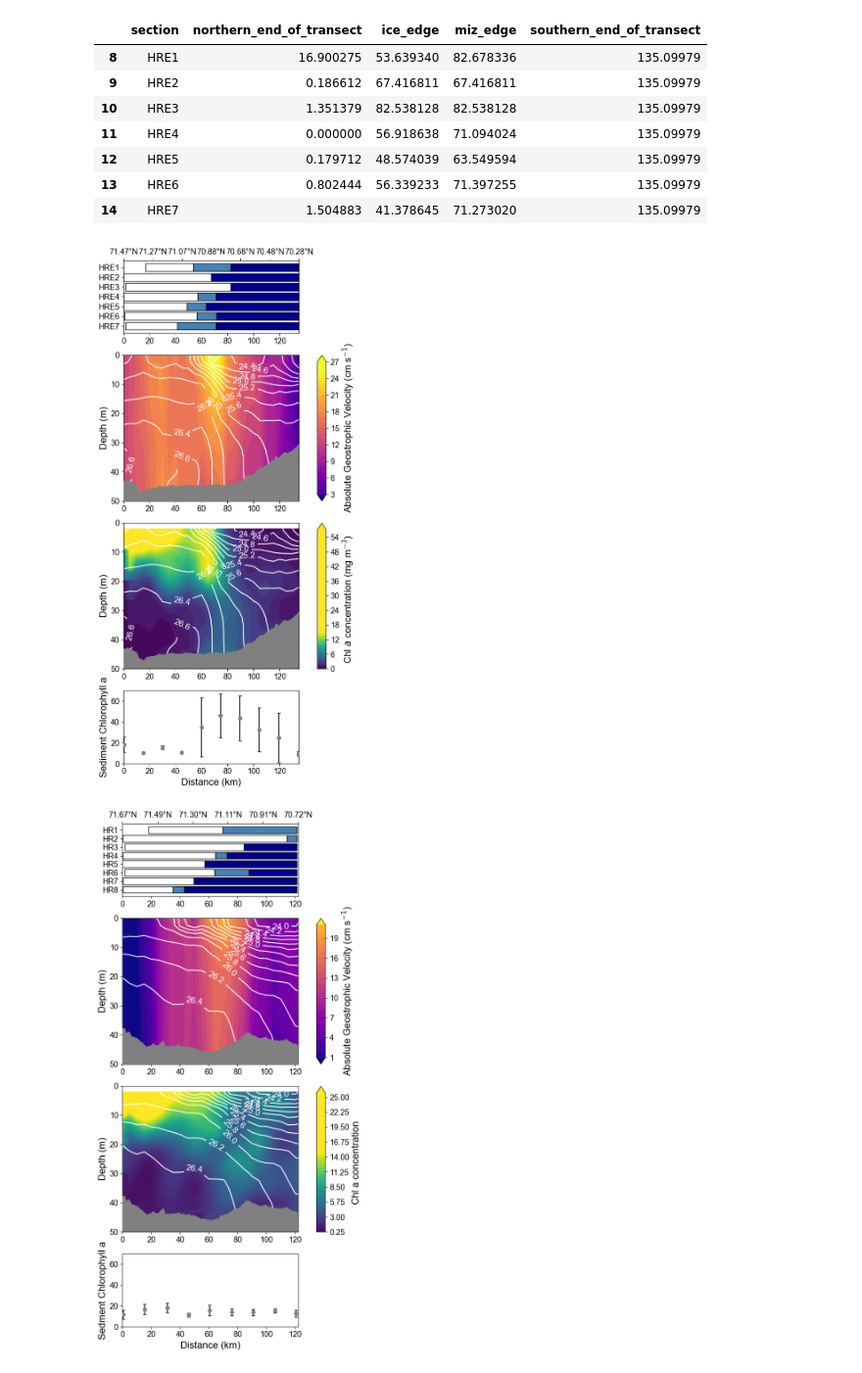
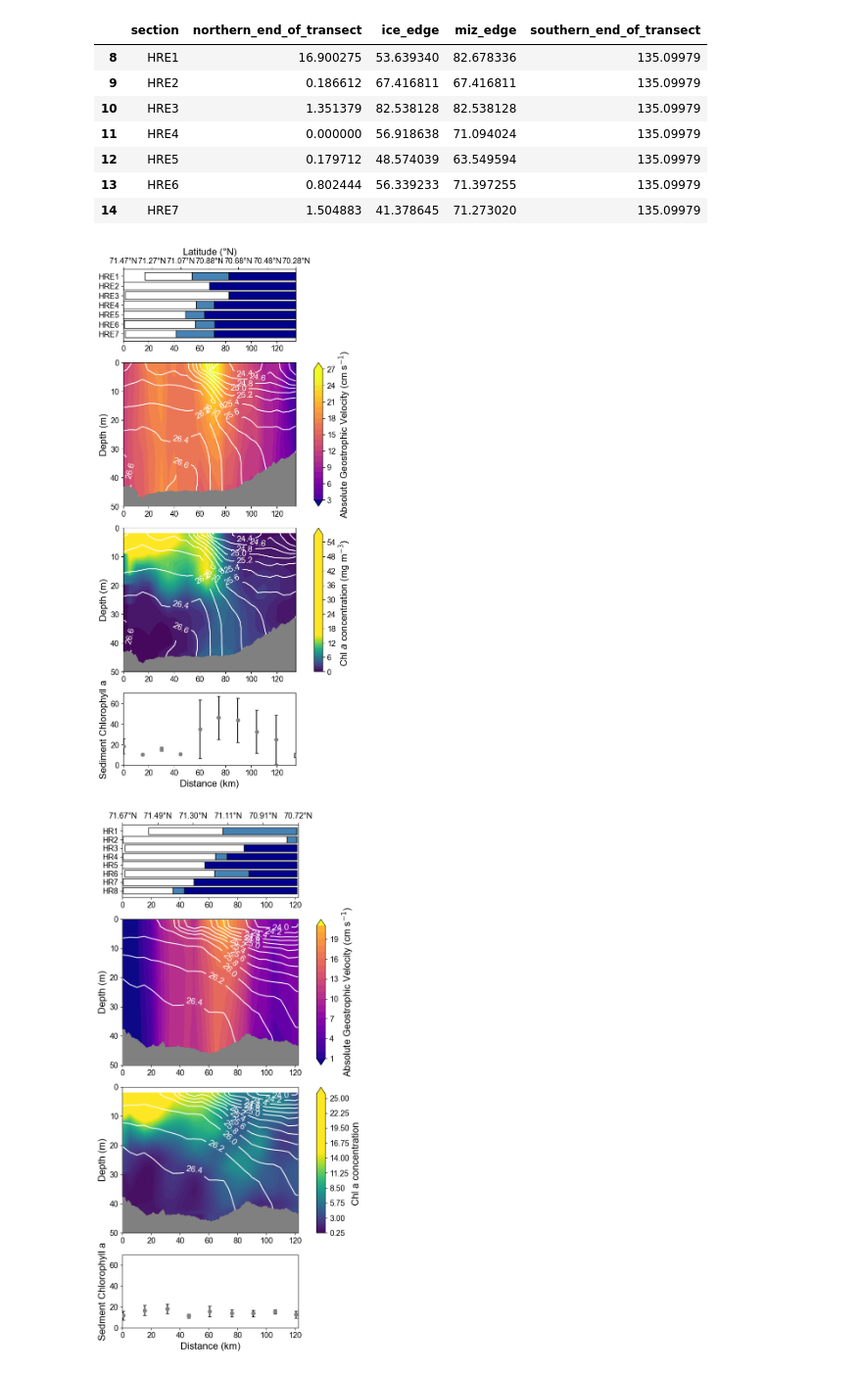
Before and after one commit to lauerja/LauerChukchiExportPaper, a Jupyter notebook: fig2_mean_sections/src/fig2_multipanel_mean_sections.ipynb, the cells around one changed output. Shown at 98% size. Drawn from its saved outputs; the diff is of its cells as text; code cells hidden in the pictures.

```diff
--- a/fig2_mean_sections/src/fig2_multipanel_mean_sections.ipynb
+++ b/fig2_mean_sections/src/fig2_multipanel_mean_sections.ipynb
@@ -215,6 +215,7 @@ lat_labels = hre_distLat_interpolator(dist_ticks)
 # Set ticks and labels
 axLat.set_xticks(dist_ticks)
 axLat.set_xticklabels([f"{lat:.2f}°N" for lat in lat_labels])
+axLat.set_xlabel('Latitude (°N)')
 
 ## Geostrophic Velocity Contour Plot
 geovelcontour = ax1.contourf(hre_x, hre_y, hre_geoVel, levels = 25, cmap='plasma',
@@ -253,34 +254,34 @@ chl_cbar = fig.colorbar(chlcontourf, cax=cbar_ax2, orientation='vertical', label
 
 # Sediment Chart at bottom
 # Jitter the edge points inward slightly
 x_vals = hre_sed['x'].copy()
 x_vals.loc[x_vals <= 0] += 0.5
 # x_vals.loc[x_vals >= 120] -= 2
 
 ax3.scatter(x_vals, hre_sed['sedChlMean'], color='gray', label='Mean', zorder=3)
 ax3.errorbar(x_vals, hre_sed['sedChlMean'], yerr=hre_sed['sedChlSd'], fmt='none',
              ecolor='black', capsize=3, zorder=2)
 # Bar Chart at bottom
 # ax3.bar(hre_sed['x'], hre_sed['sedChlMean'], width=10, color='gray', label='Mean')
 # ax3.errorbar(hre_sed['x'], hre_sed['sedChlMean'], yerr=hre_sed['sedChlSd'], fmt='none', ecolor='black', capsize=3)
 ax3.set_ylim(0, 70)
 
 # Axis labels and title
 ax3.set_xlabel('Distance (km)')
 ax3.set_ylabel('Sediment Chlorophyll a')
 ax3.set_ylim(0, 70)
 
 
 ax0.set_xlim(0, 135)
 ax1.set_xlim(0, 135)
 ax2.set_xlim(0, 135)
 ax3.set_xlim(0, 135)
 
 # plt.tight_layout()
 plt.savefig(save_dir + 'hre_figure2.png', bbox_inches = 'tight', transparent = True)
 plt.show()
 # %% [output]
-[figure, old version]
+[figure, new version]
 # %%
 ## Set up meshgrid
 hr_chl_x_flat = hr_chl.columns.values.astype('float')
```
Also changed, not shown: parts of 1 cell of this notebook, 19 other files.
